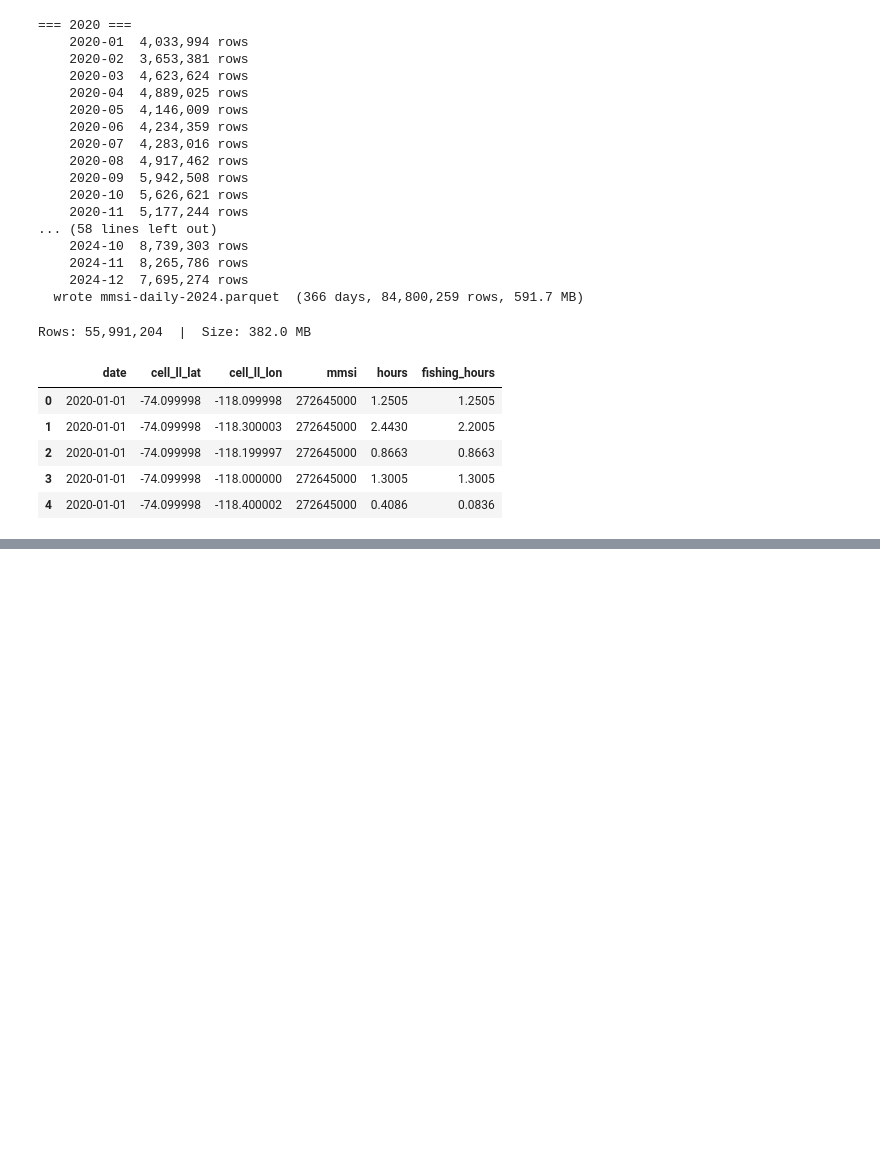
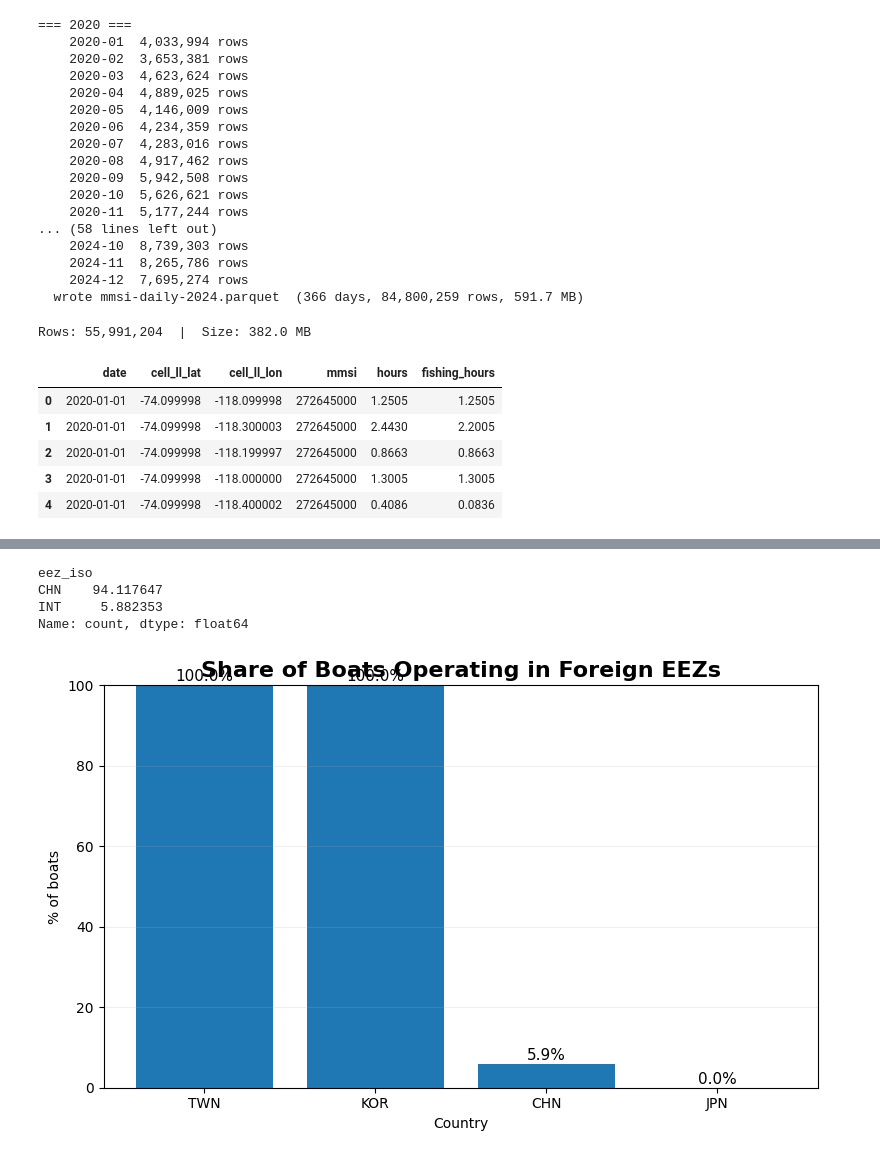
Before and after one commit to com-480-data-visualization/a-fishing-story, a Jupyter notebook: notebooks/data_processing.ipynb, the cells around one changed output, grey strips where cells are left out. Drawn from its saved outputs; the diff is of its cells as text; code cells hidden in the pictures; blank space fills up the shorter version.

```diff
--- a/notebooks/data_processing.ipynb
+++ b/notebooks/data_processing.ipynb
@@ -383,0 +667,70 @@ Rows: 55,991,204  |  Size: 382.0 MB
+# %%
+main_eez_per_boat = (
+    df_china.groupby(["mmsi_present", "eez_iso"])
+    .size()
+    .reset_index(name="count")
+    .sort_values(["mmsi_present", "count"], ascending=[True, False])
+    .drop_duplicates("mmsi_present")
+)
+
+boats_by_eez = main_eez_per_boat["eez_iso"].value_counts()
+pct_by_eez = boats_by_eez / boats_by_eez.sum() * 100
+
+display(pct_by_eez.head(10))
+# %% [output]
+eez_iso
+CHN    94.117647
+INT     5.882353
+Name: count, dtype: float64
+# %%
+countries = ["CHN", "TWN", "KOR", "JPN"]
+
+results = []
+
+for country in countries:
+    df_c = df_taiwan[df_taiwan["flag"] == country]
+
+    total_boats = df_c["mmsi_present"].nunique()
+
+    # Boats per EEZ
+    boats_by_eez = (
+        df_c.groupby("eez_iso")["mmsi_present"]
+        .nunique()
+    )
+
+    domestic = boats_by_eez.get(country, 0)
+    foreign = total_boats - domestic
+
+    pct_foreign = 100 * foreign / total_boats if total_boats > 0 else 0
+
+    results.append({
+        "country": country,
+        "pct_foreign": pct_foreign
+    })
+
+df_plot = pd.DataFrame(results).sort_values("pct_foreign", ascending=False)
+
+# =========================================
+# Plot
+# =========================================
+plt.figure(figsize=(8, 5))
+
+bars = plt.bar(df_plot["country"], df_plot["pct_foreign"])
+
+# Add labels on bars
+for bar in bars:
+    height = bar.get_height()
+    plt.text(bar.get_x() + bar.get_width()/2, height + 1,
+             f"{height:.1f}%", ha="center", fontsize=11)
+
+plt.title("Share of Boats Operating in Foreign EEZs", fontsize=16, weight="bold")
+plt.ylabel("% of boats")
+plt.xlabel("Country")
+
+plt.ylim(0, 100)
+plt.grid(axis="y", alpha=0.2)
+
+plt.tight_layout()
+plt.show()
+# %% [output]
+[figure, added]
```
Also changed, not shown: parts of 10 cells of this notebook, 5 other files.
